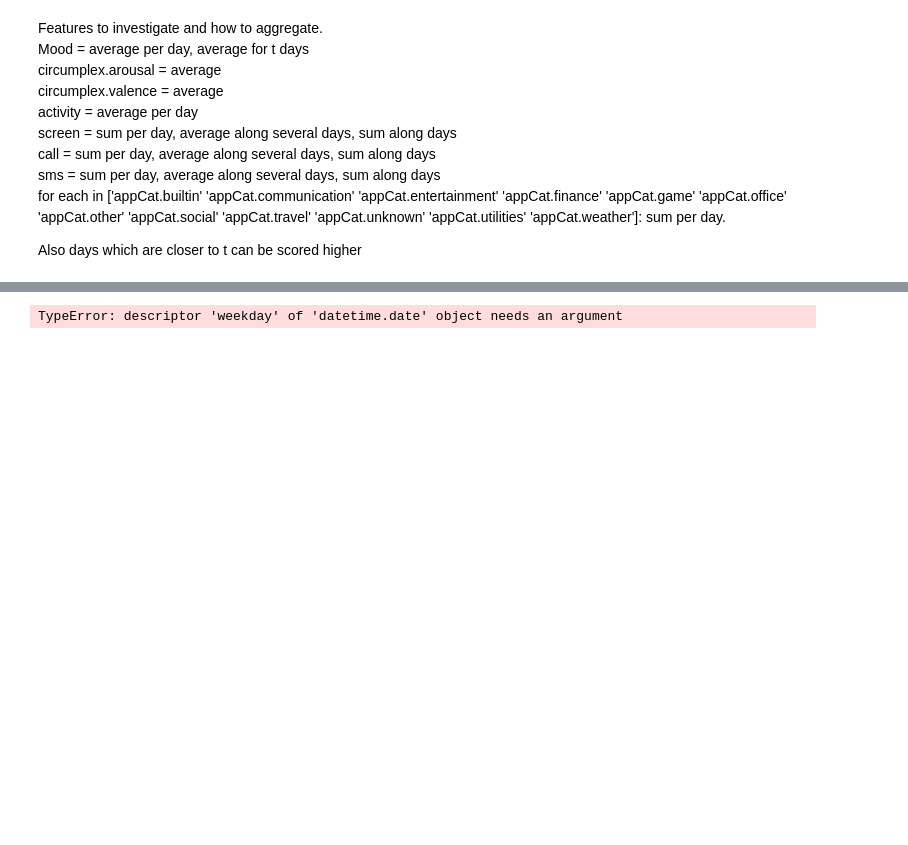
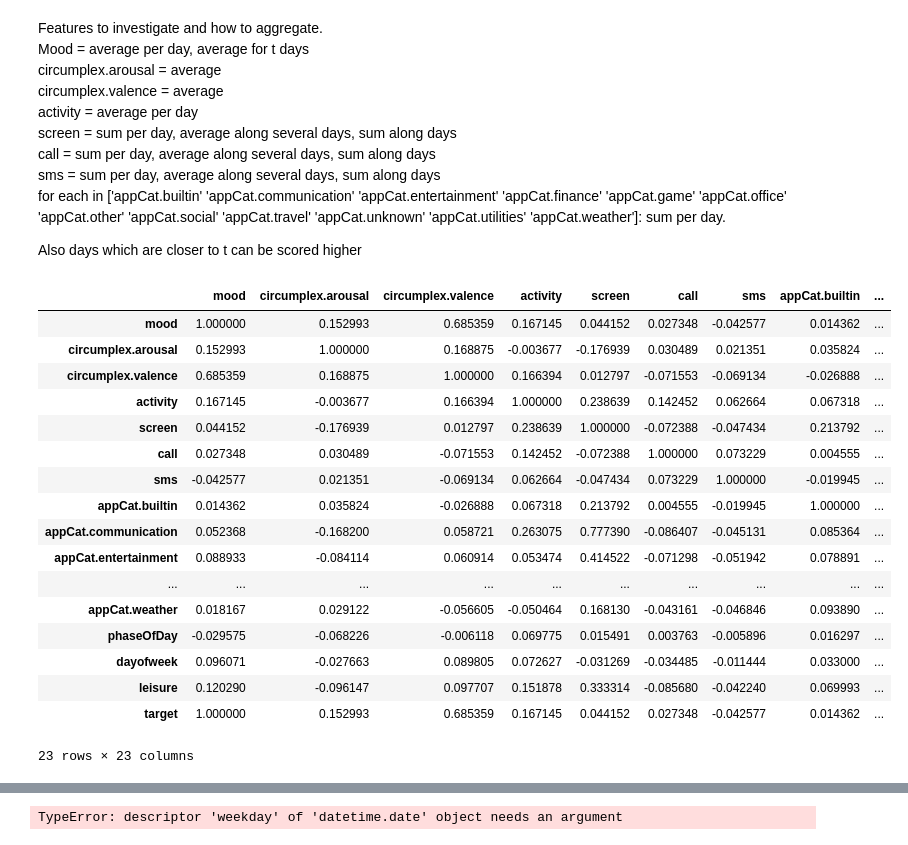
Before and after one commit to nbortych/Data-Mining-Techniques, a Jupyter notebook: Assignment1/Assignment 1.ipynb, the cells around one changed output, grey strips where cells are left out. Drawn from its saved outputs; the diff is of its cells as text; code cells hidden in the pictures; blank space fills up the shorter version.

```diff
--- a/Assignment1/Assignment 1.ipynb
+++ b/Assignment1/Assignment 1.ipynb
@@ -90,24 +115,53 @@ sum_variables =  [ 'screen',
  'appCat.entertainment', 'appCat.finance', 'appCat.game' ,'appCat.office',
  'appCat.other', 'appCat.social', 'appCat.travel' ,'appCat.unknown',
  'appCat.utilities' ,'appCat.weather']
-mean_variables = ['mood', 'circumplex.arousal', 'circumplex.valence', 'activity']
+mean_variables = ['mood', 'circumplex.arousal', 'circumplex.valence','activity','phaseOfDay']
+
 #grouping by id and date. creating a column for value for that day with either mean or sum (described in markdown)
 for variable in variables:
     if variable in sum_variables:
         date_data[variable] = data[data['variable']==variable].groupby(level = ['id', 'date'])['value'].sum()#.reset_index(level=['id']).resample('D').sum()
     elif variable in mean_variables:
         date_data[variable] = data[data['variable']==variable].groupby(level = ['id', 'date'])['value'].mean()#.reset_index(level=['id']).resample('D').mean()
+
+# add dayofweek variable
+date_data['dayofweek'] = date_data.index.get_level_values('date').dayofweek
+
+# add leisure variable
+date_data['leisure'] = (date_data['appCat.entertainment']+date_data['appCat.game'])
+
 #target at day is the same as mood at day
 date_data['target'] = date_data['mood']
+
 #droping duplicates
 date_data.drop_duplicates( keep='first', inplace=True)
+
 #filling missing values were NaN means 0
 values0 = {key: 0 for key in sum_variables}
+values0['leisure'] = 0
+values0['social_anxiety'] = 0
+
 date_data.fillna(value=values0, inplace=True)
 #to do : think about values he didn't fill yet. although we have xgboost, so shouldn't be a problem
-#rolling mean
-max_lag = 14
-rolling_variables  = date_data.columns
-for lag in range(1,max_lag):
-    for variable in rolling_variables:
-        date_data["{}_lagged_by_{}".format(variable, lag)]=date_data[variable].rolling(window = lag).mean()
+# %%
+# get information about new features
+date_data.corr(method='pearson')
+# %% [output]
+|  | mood | circumplex.arousal | circumplex.valence | activity | screen | call | sms | appCat.builtin | ... |
+| mood | 1.000000 | 0.152993 | 0.685359 | 0.167145 | 0.044152 | 0.027348 | -0.042577 | 0.014362 | ... |
+| circumplex.arousal | 0.152993 | 1.000000 | 0.168875 | -0.003677 | -0.176939 | 0.030489 | 0.021351 | 0.035824 | ... |
+| circumplex.valence | 0.685359 | 0.168875 | 1.000000 | 0.166394 | 0.012797 | -0.071553 | -0.069134 | -0.026888 | ... |
+| activity | 0.167145 | -0.003677 | 0.166394 | 1.000000 | 0.238639 | 0.142452 | 0.062664 | 0.067318 | ... |
+| screen | 0.044152 | -0.176939 | 0.012797 | 0.238639 | 1.000000 | -0.072388 | -0.047434 | 0.213792 | ... |
+| call | 0.027348 | 0.030489 | -0.071553 | 0.142452 | -0.072388 | 1.000000 | 0.073229 | 0.004555 | ... |
+| sms | -0.042577 | 0.021351 | -0.069134 | 0.062664 | -0.047434 | 0.073229 | 1.000000 | -0.019945 | ... |
+| appCat.builtin | 0.014362 | 0.035824 | -0.026888 | 0.067318 | 0.213792 | 0.004555 | -0.019945 | 1.000000 | ... |
+| appCat.communication | 0.052368 | -0.168200 | 0.058721 | 0.263075 | 0.777390 | -0.086407 | -0.045131 | 0.085364 | ... |
+| appCat.entertainment | 0.088933 | -0.084114 | 0.060914 | 0.053474 | 0.414522 | -0.071298 | -0.051942 | 0.078891 | ... |
+| ... | ... | ... | ... | ... | ... | ... | ... | ... | ... |
+| appCat.weather | 0.018167 | 0.029122 | -0.056605 | -0.050464 | 0.168130 | -0.043161 | -0.046846 | 0.093890 | ... |
+| phaseOfDay | -0.029575 | -0.068226 | -0.006118 | 0.069775 | 0.015491 | 0.003763 | -0.005896 | 0.016297 | ... |
+| dayofweek | 0.096071 | -0.027663 | 0.089805 | 0.072627 | -0.031269 | -0.034485 | -0.011444 | 0.033000 | ... |
+| leisure | 0.120290 | -0.096147 | 0.097707 | 0.151878 | 0.333314 | -0.085680 | -0.042240 | 0.069993 | ... |
+| target | 1.000000 | 0.152993 | 0.685359 | 0.167145 | 0.044152 | 0.027348 | -0.042577 | 0.014362 | ... |
+23 rows × 23 columns
```
Also changed, not shown: parts of 8 cells of this notebook.
